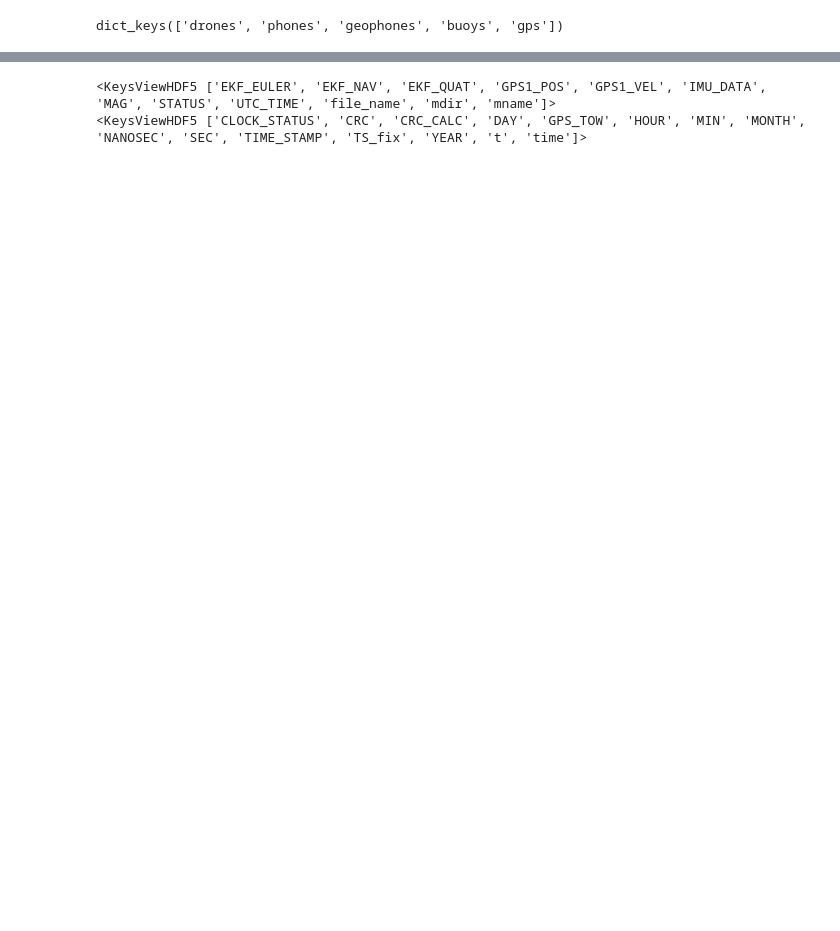
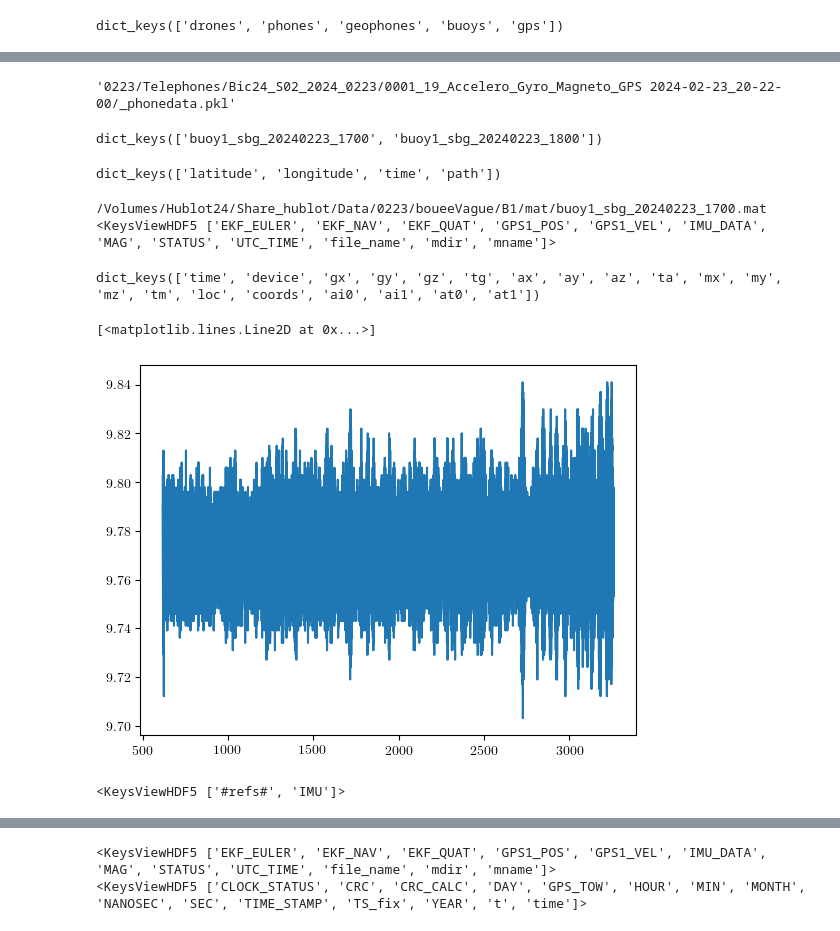
Before and after one commit to Turbotice/icewave, a Jupyter notebook: icewave/phone/Compare_Phone_Buoys.ipynb, the cells around one changed output, grey strips where cells are left out. Saved outputs shown, nothing was run; the diff lists cells and outputs as text; code cells hidden in the pictures; blank space fills up the shorter version.

```diff
--- a/icewave/phone/Compare_Phone_Buoys.ipynb
+++ b/icewave/phone/Compare_Phone_Buoys.ipynb
@@ -54,0 +86,34 @@ dict_keys(['drones', 'phones', 'geophones', 'buoys', 'gps'])
+# %%
+records['phones']['T19']['Bic24_S02_2024_0223']['path']
+# %% [output]
+'0223/Telephones/Bic24_S02_2024_0223/0001_19_Accelero_Gyro_Magneto_GPS 2024-02-23_20-22-00/_phonedata.pkl'
+# %%
+records['buoys']['B1'].keys()
+# %% [output]
+dict_keys(['buoy1_sbg_20240223_1700', 'buoy1_sbg_20240223_1800'])
+# %%
+records['buoys']['B1']['buoy1_sbg_20240223_1700'].keys()
+# %% [output]
+dict_keys(['latitude', 'longitude', 'time', 'path'])
+# %%
+record = records['buoys']['B1']['buoy1_sbg_20240223_1700']
+data_buoy = buoys.load_data(record)
+print(data_buoy['IMU'].keys())
+# %% [output]
+/Volumes/Hublot24/Share_hublot/Data/0223/boueeVague/B1/mat/buoy1_sbg_20240223_1700.mat
+<KeysViewHDF5 ['EKF_EULER', 'EKF_NAV', 'EKF_QUAT', 'GPS1_POS', 'GPS1_VEL', 'IMU_DATA', 'MAG', 'STATUS', 'UTC_TIME', 'file_name', 'mdir', 'mname']>
+# %%
+record = records['phones']['T19']['Bic24_S02_2024_0223']
+data_phone = phones.load_data(record)
+print(data_phone.keys())
+# %% [output]
+dict_keys(['time', 'device', 'gx', 'gy', 'gz', 'tg', 'ax', 'ay', 'az', 'ta', 'mx', 'my', 'mz', 'tm', 'loc', 'coords', 'ai0', 'ai1', 'at0', 'at1'])
+# %%
+plt.plot(data_phone['ta'],data_phone['az'])
+# %% [output]
+[<matplotlib.lines.Line2D at 0x...>]
+[figure, added]
+# %%
+data_buoy.keys()
+# %% [output]
+<KeysViewHDF5 ['#refs#', 'IMU']>
```
Also changed, not shown: parts of 42 cells of this notebook, 6 other files.
